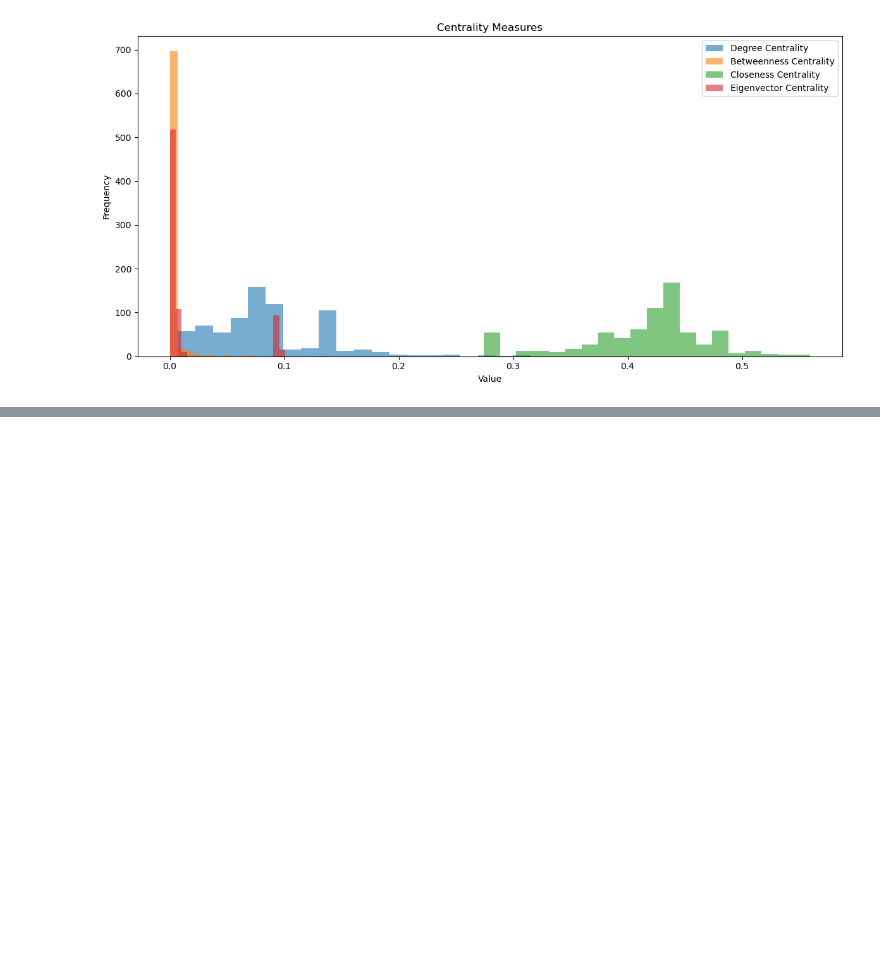
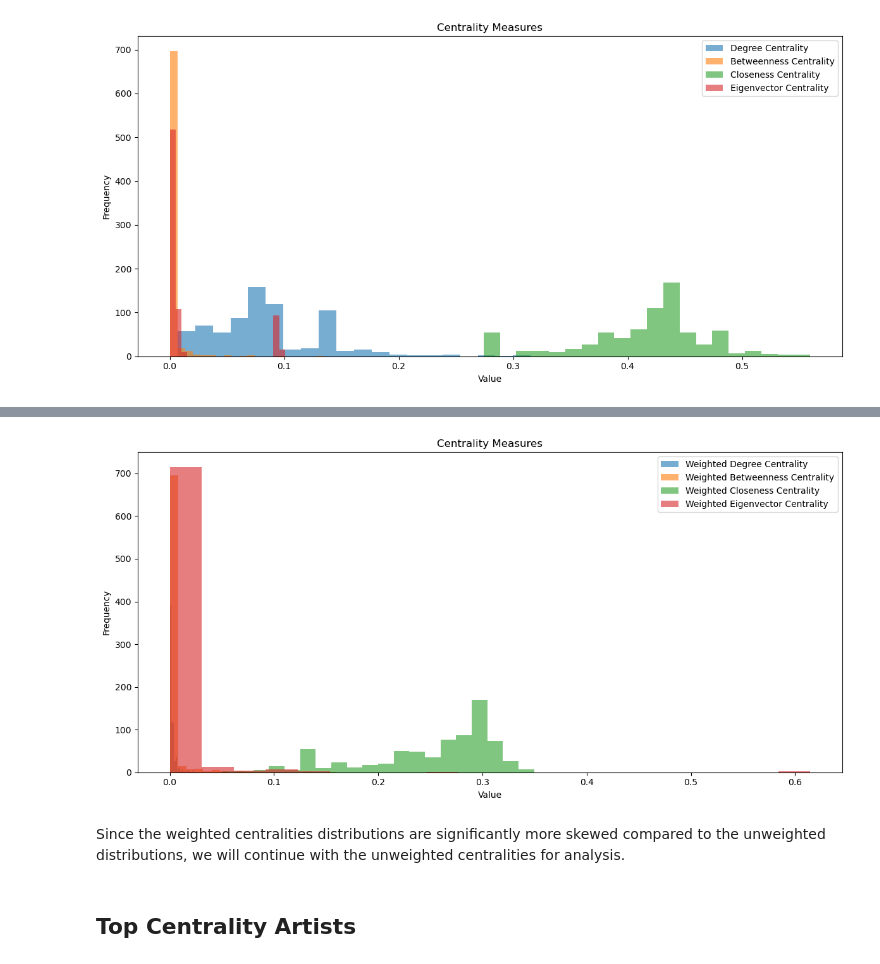
Before and after one commit to meteor123456/Spotify-Artist-Cooccurence, a Jupyter notebook: analysis.ipynb, the cells around one changed output, grey strips where cells are left out. Drawn from its saved outputs; the diff is of its cells as text; code cells hidden in the pictures; blank space fills up the shorter version.

```diff
--- a/analysis.ipynb
+++ b/analysis.ipynb
@@ -196,8 +188,9 @@ weighted_betweenness_centrality = nx.betweenness_centrality(g, weight='weight')
 weighted_closeness_centrality = nx.closeness_centrality(g, distance='weight')
 weighted_eigenvector_centrality = nx.eigenvector_centrality(g, weight='weight')
 # %%
+weight_sum = g.size(weight="weight")
 weighted_centrality_measures = {
-    'Weighted Degree Centrality': [list(weighted_degree_centrality.values())],
+    'Weighted Degree Centrality': [x/weight_sum for x in list(weighted_degree_centrality.values())],
     'Weighted Betweenness Centrality': list(weighted_betweenness_centrality.values()),
     'Weighted Closeness Centrality': list(weighted_closeness_centrality.values()),
     'Weighted Eigenvector Centrality': list(weighted_eigenvector_centrality.values())
@@ -219,0 +213,17 @@ plt.show()
+# %%
+plt.figure(figsize=(12, 6))
+for i, (title, values) in enumerate(weighted_centrality_measures.items(), 1):
+    plt.hist(values, bins=20, alpha=0.6, label=title)
+
+plt.title('Centrality Measures')
+plt.xlabel('Value')
+plt.ylabel('Frequency')
+plt.legend()
+plt.tight_layout()
+plt.show()
+# %% [output]
+[figure, added]
+# %% [markdown]
+Since the weighted centralities distributions are significantly more skewed compared to the unweighted distributions, we will continue with the unweighted centralities for analysis.
+# %% [markdown]
+## Top Centrality Artists
```
Also changed, not shown: parts of 24 cells of this notebook.
